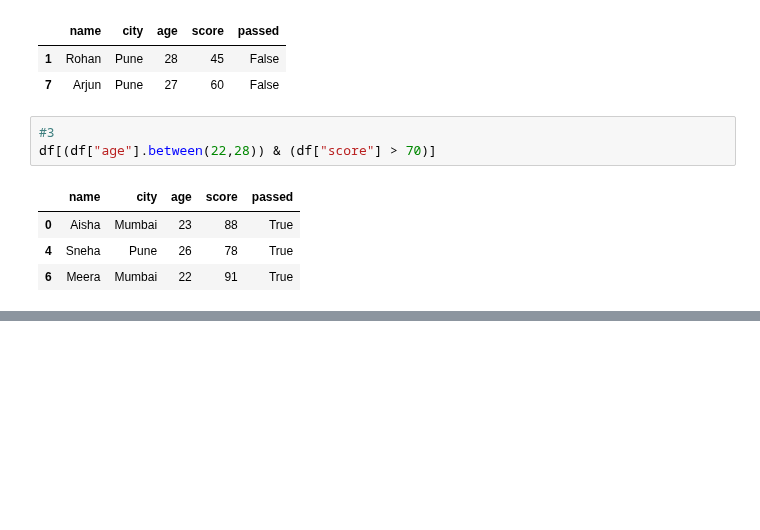
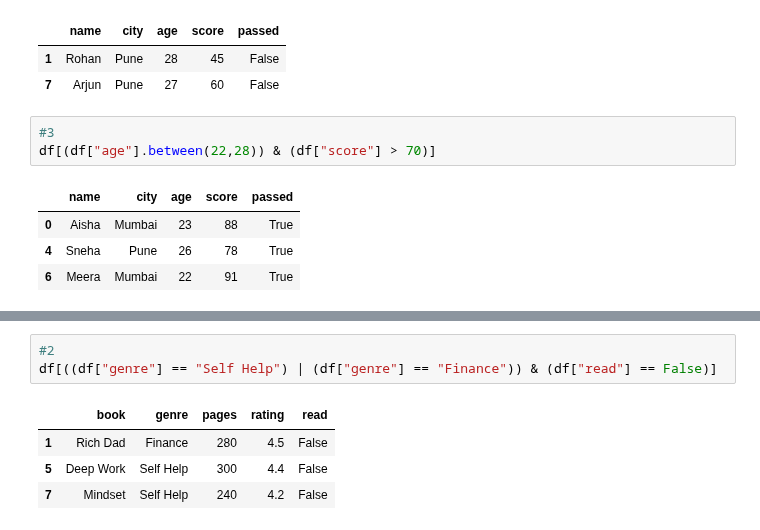
Before and after one commit to sayali-devkar/data_analysis_learning, a Jupyter notebook: pandas/practice/filtering_practice.ipynb, the cells around one changed output, grey strips where cells are left out. Drawn from its saved outputs; the diff is of its cells as text; blank space fills up the shorter version.

```diff
--- a/pandas/practice/filtering_practice.ipynb
+++ b/pandas/practice/filtering_practice.ipynb
@@ -342,0 +396,8 @@ df[(df["age"].between(22,28)) & (df["score"] > 70)]
+# %%
+#2
+df[((df["genre"] == "Self Help") | (df["genre"] == "Finance")) & (df["read"] == False)]
+# %% [output]
+|  | book | genre | pages | rating | read |
+| 1 | Rich Dad | Finance | 280 | 4.5 | False |
+| 5 | Deep Work | Self Help | 300 | 4.4 | False |
+| 7 | Mindset | Self Help | 240 | 4.2 | False |
```
Also changed, not shown: parts of 8 cells of this notebook.
